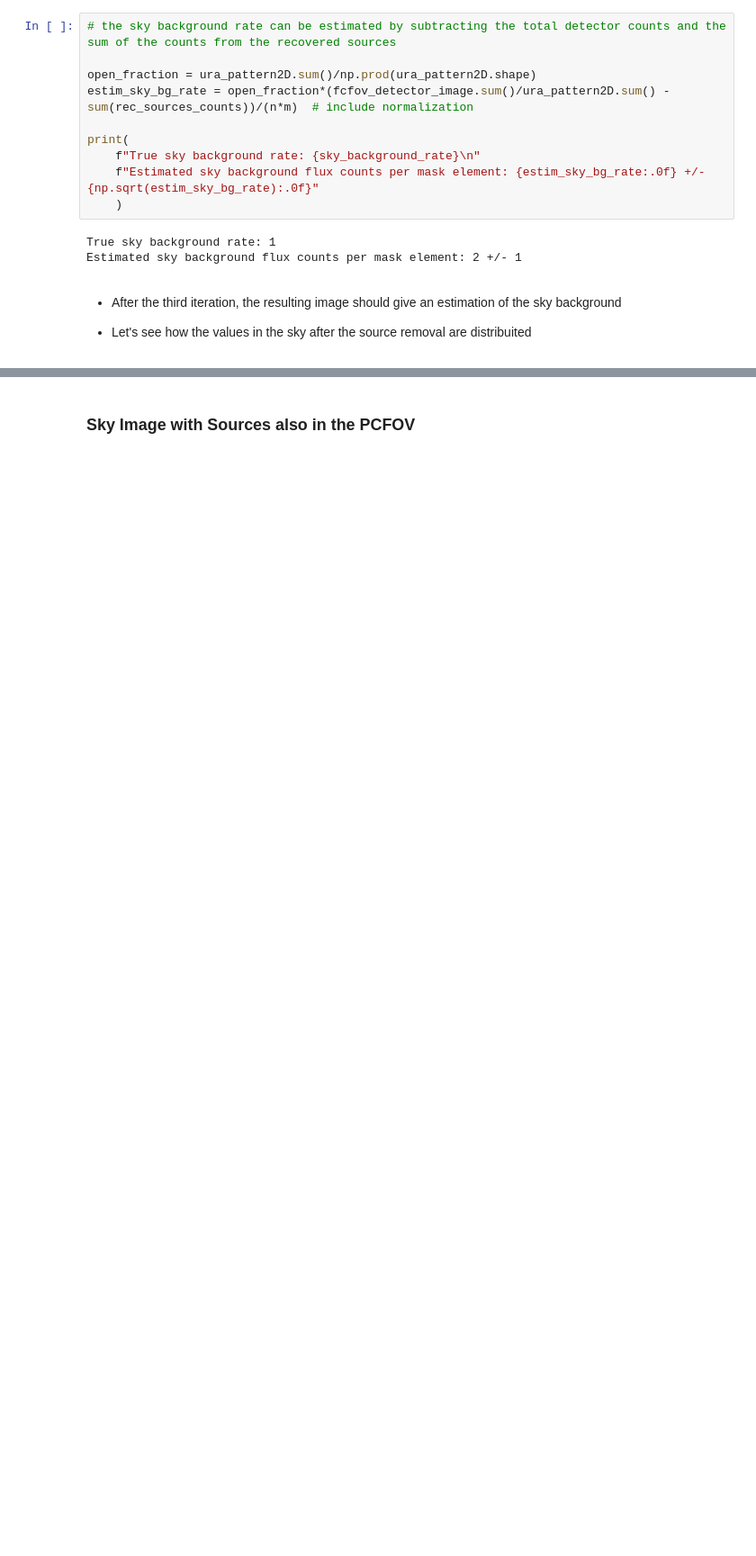
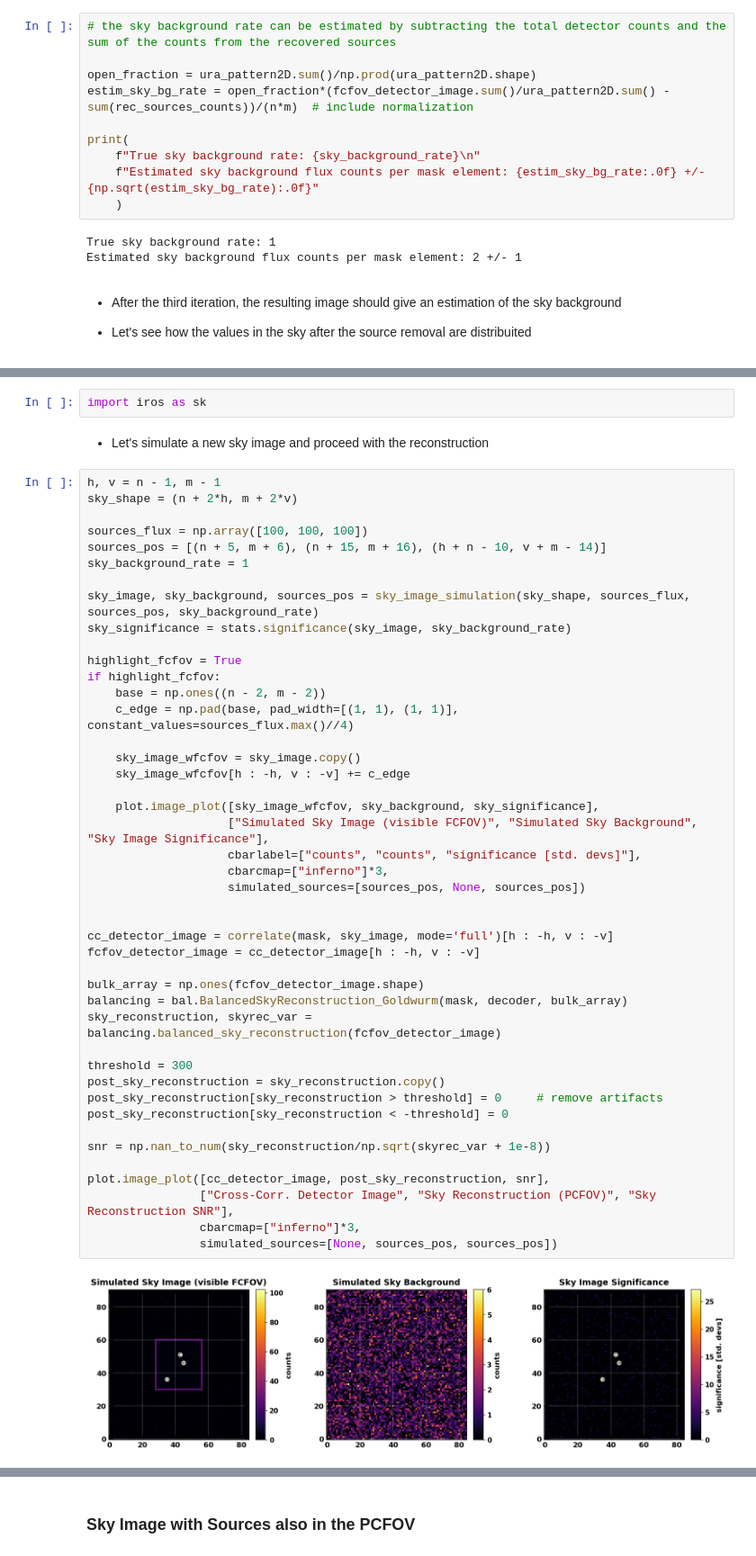
Before and after one commit to EdoardoGiancarli/Reconstruction_Masks_Test, a Jupyter notebook: Img_ReconstructionMethods_2D/iros_implementation.ipynb, the cells around one changed output, grey strips where cells are left out. Shown at 90% size. Saved outputs shown, nothing was run; the diff lists cells and outputs as text; blank space fills up the shorter version.

```diff
--- a/Img_ReconstructionMethods_2D/iros_implementation.ipynb
+++ b/Img_ReconstructionMethods_2D/iros_implementation.ipynb
@@ -388,0 +391,50 @@ plt.show()
+# %%
+import iros as sk
+# %% [markdown]
+- Let's simulate a new sky image and proceed with the reconstruction
+# %%
+h, v = n - 1, m - 1
+sky_shape = (n + 2*h, m + 2*v)
+
+sources_flux = np.array([100, 100, 100])
+sources_pos = [(n + 5, m + 6), (n + 15, m + 16), (h + n - 10, v + m - 14)]
+sky_background_rate = 1
+
+sky_image, sky_background, sources_pos = sky_image_simulation(sky_shape, sources_flux, sources_pos, sky_background_rate)
+sky_significance = stats.significance(sky_image, sky_background_rate)
+
+highlight_fcfov = True
+if highlight_fcfov:
+    base = np.ones((n - 2, m - 2))
+    c_edge = np.pad(base, pad_width=[(1, 1), (1, 1)], constant_values=sources_flux.max()//4)
+
+    sky_image_wfcfov = sky_image.copy()
+    sky_image_wfcfov[h : -h, v : -v] += c_edge
+
+    plot.image_plot([sky_image_wfcfov, sky_background, sky_significance],
+                    ["Simulated Sky Image (visible FCFOV)", "Simulated Sky Background", "Sky Image Significance"],
+                    cbarlabel=["counts", "counts", "significance [std. devs]"],
+                    cbarcmap=["inferno"]*3,
+                    simulated_sources=[sources_pos, None, sources_pos])
+
+
+cc_detector_image = correlate(mask, sky_image, mode='full')[h : -h, v : -v]
+fcfov_detector_image = cc_detector_image[h : -h, v : -v]
+
+bulk_array = np.ones(fcfov_detector_image.shape)
+balancing = bal.BalancedSkyReconstruction_Goldwurm(mask, decoder, bulk_array)
+sky_reconstruction, skyrec_var = balancing.balanced_sky_reconstruction(fcfov_detector_image)
+
+threshold = 300
+post_sky_reconstruction = sky_reconstruction.copy()
+post_sky_reconstruction[sky_reconstruction > threshold] = 0     # remove artifacts
+post_sky_reconstruction[sky_reconstruction < -threshold] = 0
+
+snr = np.nan_to_num(sky_reconstruction/np.sqrt(skyrec_var + 1e-8))
+
+plot.image_plot([cc_detector_image, post_sky_reconstruction, snr],
+                ["Cross-Corr. Detector Image", "Sky Reconstruction (PCFOV)", "Sky Reconstruction SNR"],
+                cbarcmap=["inferno"]*3,
+                simulated_sources=[None, sources_pos, sources_pos])
+# %% [output]
+[figure, added]
```
Also changed, not shown: parts of 16 cells of this notebook, 1 other file.
